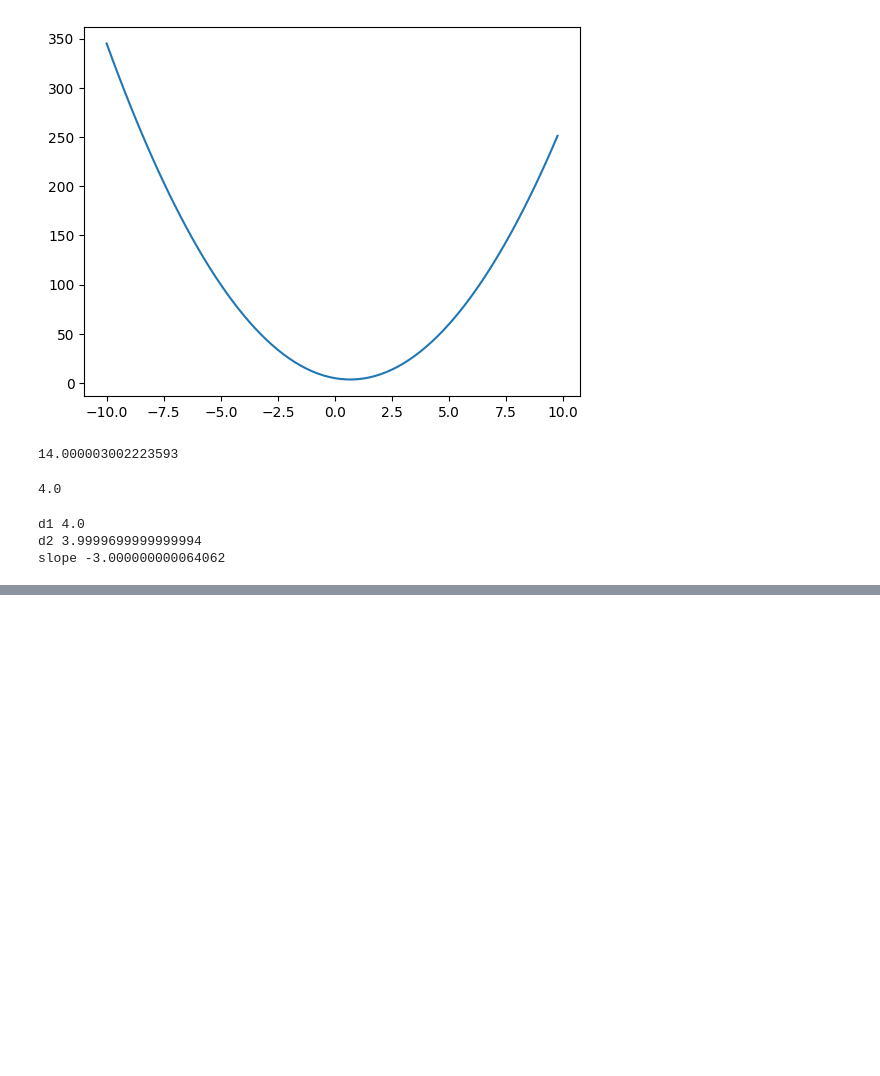
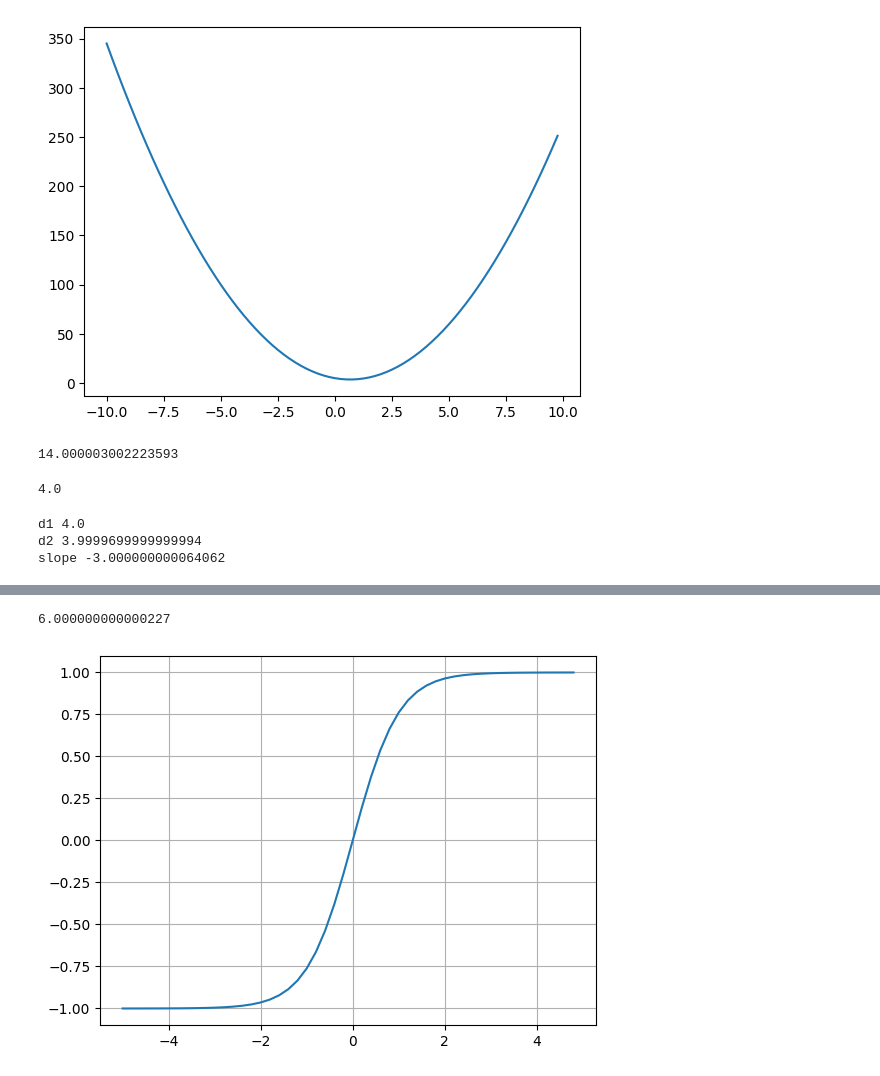
Before and after one commit to murtzdhulz/ml_studies, a Jupyter notebook: karpathy_content/micrograd_backprop/micrograd_from_scratch.ipynb, the cells around one changed output, grey strips where cells are left out. Cells and saved outputs as stored; diff of their text form; code cells hidden in the pictures; blank space fills up the shorter version.

```diff
--- a/karpathy_content/micrograd_backprop/micrograd_from_scratch.ipynb
+++ b/karpathy_content/micrograd_backprop/micrograd_from_scratch.ipynb
@@ -79,0 +180,41 @@ Value(data=2.0)
+# %%
+# We can just use this function to check the derivatives numerically by adding h to any of the variables that we want to check the gradients for.
+# It's an inline gradient check.
+
+# Uncomment the respective `+=h` line to check the grad computation for that node.
+# It tells you the effect of changing that value on the output of the expression. In this case that's L.
+def lol():
+
+  h = 0.001
+
+  a = Value(2.0, label='a')
+  b = Value(-3.0, label='b')
+  c = Value(10.0, label='c')
+  e = a*b; e.label = 'e'
+  d = e + c; d.label = 'd'
+  f = Value(-2.0, label='f')
+  L = d * f; L.label = 'L'
+  L1 = L.data
+
+  a = Value(2.0, label='a')
+  a.data += h
+  b = Value(-3.0, label='b')
+  # b.data += h
+  c = Value(10.0, label='c')
+  e = a*b; e.label = 'e'
+  d = e + c; d.label = 'd'
+  # d.data += h
+  f = Value(-2.0, label='f')
+  # f.data += h
+  L = d * f; L.label = 'L'
+  L2 = L.data
+
+  print((L2 - L1)/h)
+
+lol()
+# %% [output]
+6.000000000000227
+# %%
+plt.plot(np.arange(-5,5,0.2), np.tanh(np.arange(-5,5,0.2))); plt.grid();
+# %% [output]
+[figure, added]
```
Also changed, not shown: parts of 8 cells of this notebook, 3 other files.
